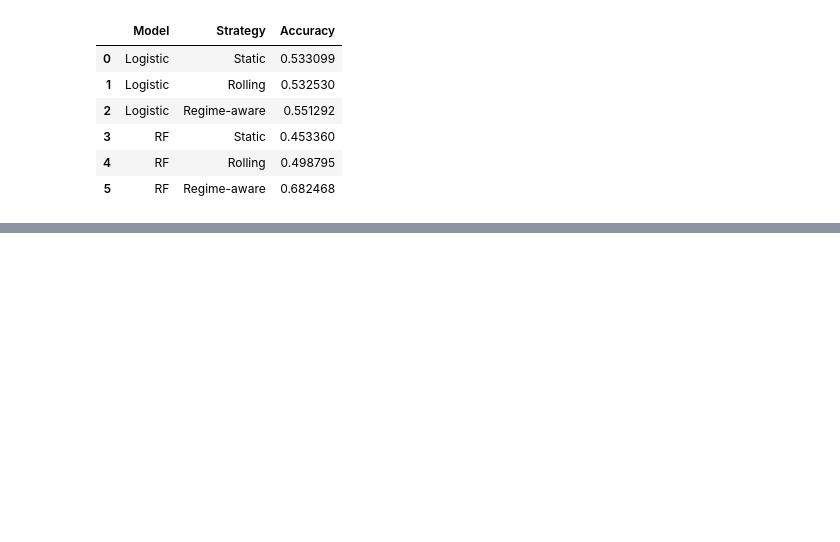
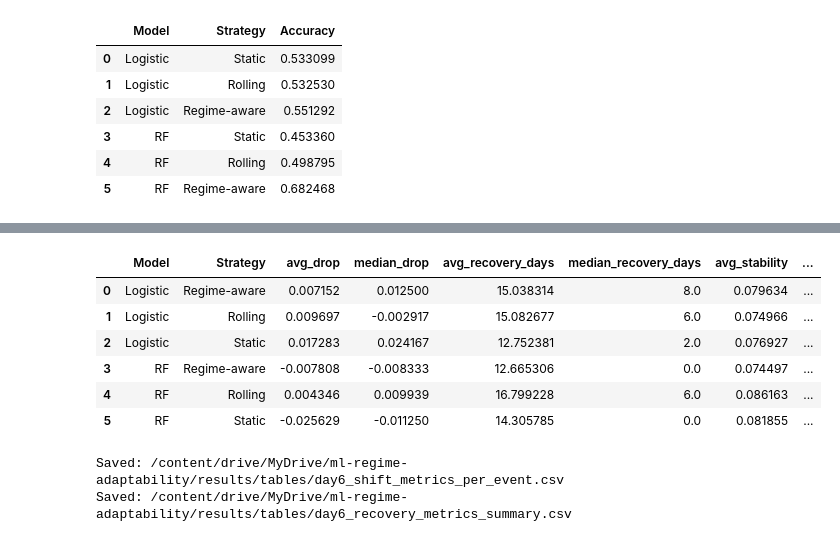
Before and after one commit to dhritiburugupalli/regime-adaptability, a Jupyter notebook: regime_adaptability.ipynb, the cells around one changed output, grey strips where cells are left out. Drawn from its saved outputs; the diff is of its cells as text; code cells hidden in the pictures; blank space fills up the shorter version.

Commit message:
findings on comparison of post regime shift recovery based on each model and strategy used

```diff
--- a/regime_adaptability.ipynb
+++ b/regime_adaptability.ipynb
@@ -801,0 +941,29 @@ print("Saved:", strategy_compare_path)
+# %%
+# metrics for each shift event across all streams
+rows = []
+
+for shift_date in shift_dates:
+    # For context: what regime changed to?
+    new_regime = df_clean.loc[shift_date, "Regime"]
+    prev_regime = df_clean["Regime"].shift(1).loc[shift_date]
+
+    for (model_name, strat_name), res in streams_roll.items():
+        m = compute_shift_metrics(
+            res, shift_date,
+            pre_days=PRE_DAYS, post_days=POST_DAYS, immediate_days=IMMEDIATE_DAYS,
+            tol=TOL, consec=CONSEC
+        )
+        if m is None:
+            continue
+
+        rows.append({
+            "ShiftDate": shift_date,
+            "FromRegime": prev_regime,
+            "ToRegime": new_regime,
+            "Model": model_name,
+            "Strategy": strat_name,
+            **m
+        })
+
+shift_metrics = pd.DataFrame(rows)
+shift_metrics.head()
@@ -801,0 +977,35 @@ print("Saved:", strategy_compare_path)
+# %%
+# the summary results table
+summary_metrics = (shift_metrics
+                   .groupby(["Model", "Strategy"])
+                   .agg(
+                       avg_drop=("drop", "mean"),
+                       median_drop=("drop", "median"),
+                       avg_recovery_days=("recovery_days", "mean"),
+                       median_recovery_days=("recovery_days", "median"),
+                       avg_stability=("stability_post", "mean"),
+                       shifts_count=("drop", "count")
+                   )
+                   .reset_index())
+
+summary_metrics
+# %% [output]
+|  | Model | Strategy | avg_drop | median_drop | avg_recovery_days | median_recovery_days | avg_stability | ... |
+| 0 | Logistic | Regime-aware | 0.007152 | 0.012500 | 15.038314 | 8.0 | 0.079634 | ... |
+| 1 | Logistic | Rolling | 0.009697 | -0.002917 | 15.082677 | 6.0 | 0.074966 | ... |
+| 2 | Logistic | Static | 0.017283 | 0.024167 | 12.752381 | 2.0 | 0.076927 | ... |
+| 3 | RF | Regime-aware | -0.007808 | -0.008333 | 12.665306 | 0.0 | 0.074497 | ... |
+| 4 | RF | Rolling | 0.004346 | 0.009939 | 16.799228 | 6.0 | 0.086163 | ... |
+| 5 | RF | Static | -0.025629 | -0.011250 | 14.305785 | 0.0 | 0.081855 | ... |
+# %%
+# save results
+shift_metrics_path = f"{BASE_DIR}/results/tables/day6_shift_metrics_per_event.csv"
+shift_metrics.to_csv(shift_metrics_path, index=False)
+print("Saved:", shift_metrics_path)
+
+summary_metrics_path = f"{BASE_DIR}/results/tables/day6_recovery_metrics_summary.csv"
+summary_metrics.to_csv(summary_metrics_path, index=False)
+print("Saved:", summary_metrics_path)
+# %% [output]
+Saved: /content/drive/MyDrive/ml-regime-adaptability/results/tables/day6_shift_metrics_per_event.csv
+Saved: /content/drive/MyDrive/ml-regime-adaptability/results/tables/day6_recovery_metrics_summary.csv
```
Also changed, not shown: parts of 7 cells of this notebook.
